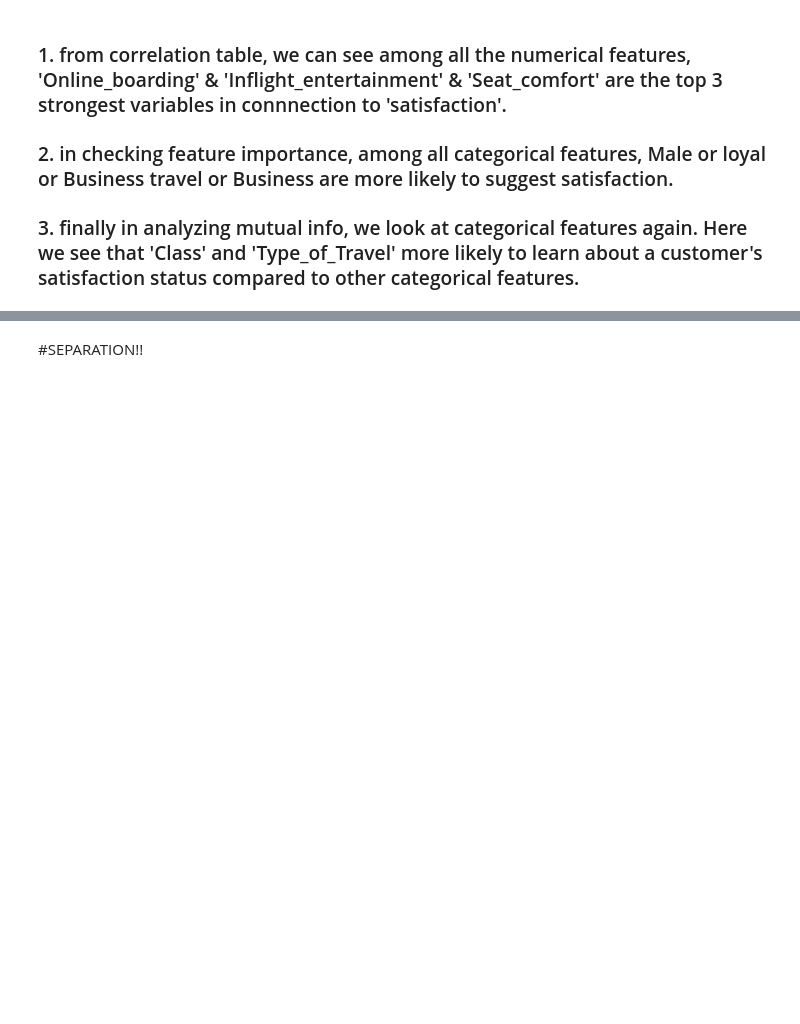
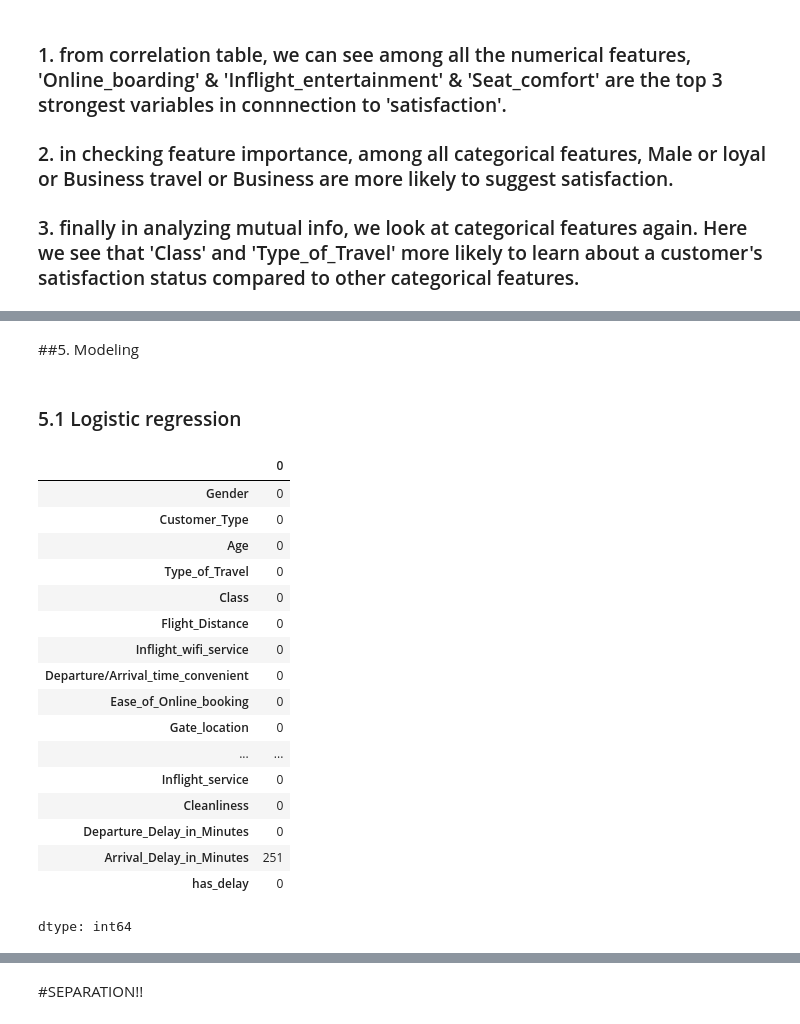
Before and after one commit to sjfjawe/Airline-Customer-Satisfaction-Prediction, a Jupyter notebook: notebook.ipynb, the cells around one changed output, grey strips where cells are left out. Saved outputs shown, nothing was run; the diff lists cells and outputs as text; code cells hidden in the pictures; blank space fills up the shorter version.

```diff
--- a/notebook.ipynb
+++ b/notebook.ipynb
@@ -407,0 +460,25 @@ mi.sort_values(ascending=False).to_frame(name='Mutual Info of the categorical fe
+# %% [markdown]
+##5. Modeling
+# %% [markdown]
+### 5.1 Logistic regression
+# %%
+df_train.isna().sum()
+# %% [output]
+|  | 0 |
+| Gender | 0 |
+| Customer_Type | 0 |
+| Age | 0 |
+| Type_of_Travel | 0 |
+| Class | 0 |
+| Flight_Distance | 0 |
+| Inflight_wifi_service | 0 |
+| Departure/Arrival_time_convenient | 0 |
+| Ease_of_Online_booking | 0 |
+| Gate_location | 0 |
+| ... | ... |
+| Inflight_service | 0 |
+| Cleanliness | 0 |
+| Departure_Delay_in_Minutes | 0 |
+| Arrival_Delay_in_Minutes | 251 |
+| has_delay | 0 |
+dtype: int64
```
Also changed, not shown: parts of 36 cells of this notebook.
